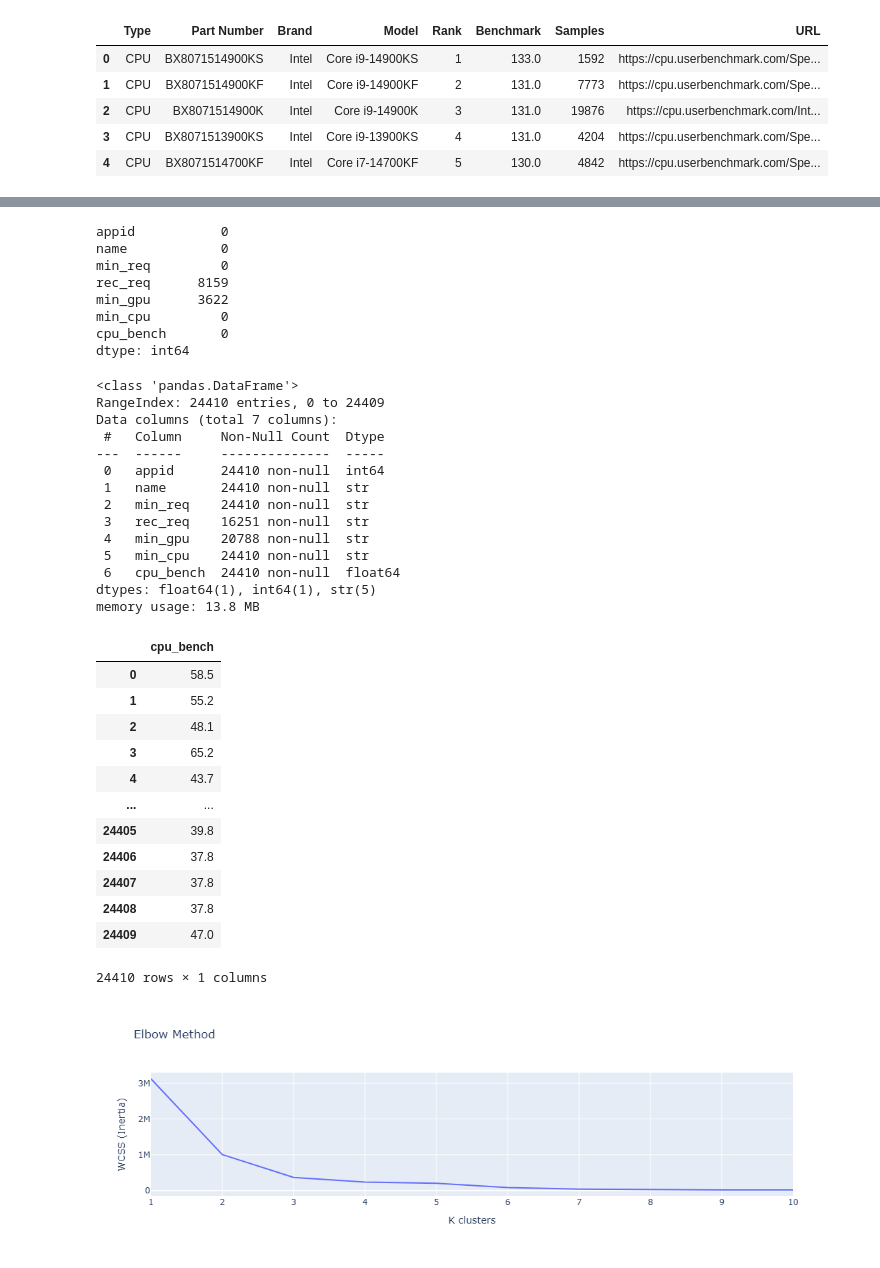
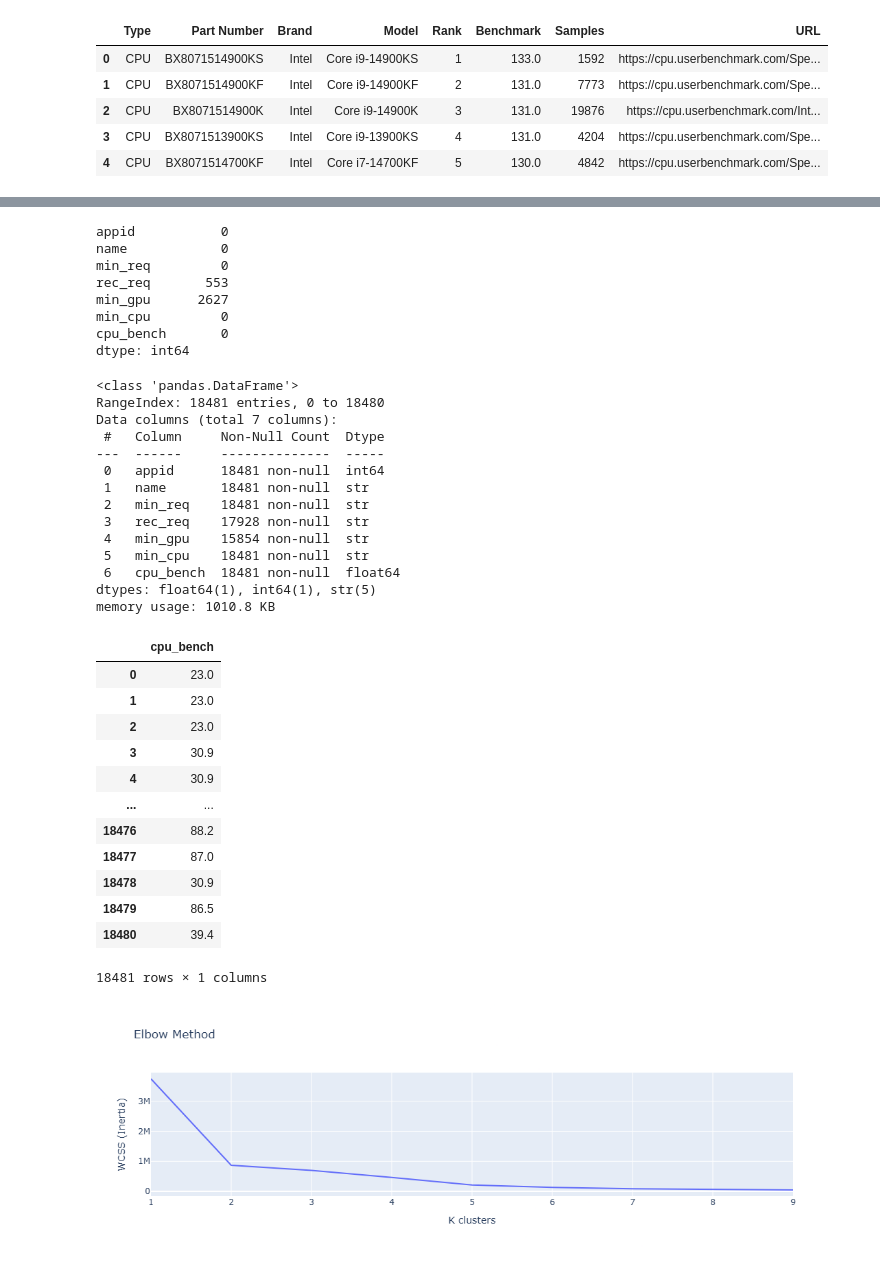
Before and after one commit to GrupoMackenzie/ProjetoAplicado03-DataScience-Mackenzie-2026, a Jupyter notebook: src/notebooks/Training/transform_train.ipynb, the cells around one changed output, grey strips where cells are left out. Cells and saved outputs as stored; diff of their text form; code cells hidden in the pictures.

```diff
--- a/src/notebooks/Training/transform_train.ipynb
+++ b/src/notebooks/Training/transform_train.ipynb
@@ -221,8 +179,3 @@ def clean_cpu_string(text):
 def bench_gpu_score(text):
     if pd.isna(text):
         return None
-# %%
-for i in df['min_cpu']:
-    if pd.isna(i):
-         continue
-    print(i.split('/')[0])
@@ -277,7 +212,7 @@ def cpu_match(text, score_dict):
                 "confidence": match_accuracy
             })
     if matched_cpus:
-        return min(matched_cpus, key=lambda x: x['score'])['score']
+        return max(matched_cpus, key=lambda x: x['score'])['score']
     else:
         return cpu_match_generics(text)
 # %%
@@ -330,8 +276,8 @@ df.isna().sum()
 appid           0
 name            0
 min_req         0
-rec_req      8159
-min_gpu      3622
+rec_req       553
+min_gpu      2627
 min_cpu         0
 cpu_bench       0
 dtype: int64
@@ -339,19 +285,19 @@ dtype: int64
 df.info()
 # %% [output]
 <class 'pandas.DataFrame'>
-RangeIndex: 24410 entries, 0 to 24409
+RangeIndex: 18481 entries, 0 to 18480
 Data columns (total 7 columns):
  #   Column     Non-Null Count  Dtype
 ---  ------     --------------  -----
- 0   appid      24410 non-null  int64
- 1   name       24410 non-null  str
- 2   min_req    24410 non-null  str
- 3   rec_req    16251 non-null  str
- 4   min_gpu    20788 non-null  str
- 5   min_cpu    24410 non-null  str
- 6   cpu_bench  24410 non-null  float64
+ 0   appid      18481 non-null  int64
+ 1   name       18481 non-null  str
+ 2   min_req    18481 non-null  str
+ 3   rec_req    17928 non-null  str
+ 4   min_gpu    15854 non-null  str
+ 5   min_cpu    18481 non-null  str
+ 6   cpu_bench  18481 non-null  float64
 dtypes: float64(1), int64(1), str(5)
-memory usage: 13.8 MB
+memory usage: 1010.8 KB
 # %%
 from sklearn.preprocessing import StandardScaler
 from sklearn.cluster import KMeans
@@ -365,32 +311,27 @@ X = features
 X
 # %% [output]
 |  | cpu_bench |
-| 0 | 58.5 |
-| 1 | 55.2 |
-| 2 | 48.1 |
-| 3 | 65.2 |
-| 4 | 43.7 |
+| 0 | 23.0 |
+| 1 | 23.0 |
+| 2 | 23.0 |
+| 3 | 30.9 |
+| 4 | 30.9 |
 | ... | ... |
-| 24405 | 39.8 |
-| 24406 | 37.8 |
-| 24407 | 37.8 |
-| 24408 | 37.8 |
-| 24409 | 47.0 |
+| 18476 | 88.2 |
+| 18477 | 87.0 |
+| 18478 | 30.9 |
+| 18479 | 86.5 |
+| 18480 | 39.4 |
-24410 rows × 1 columns
+18481 rows × 1 columns
 # %%
 # Elbow Method
 # Lista para armazenar os valores de inércia (WCSS)
-wcss = []
-
-# Testamos o K de 1 a 10
-for i in range(1, 11):
-    # n_init="auto" é o padrão para evitar avisos em versões novas
-    kmeans = KMeans(n_clusters=i, init='k-means++', random_state=42, n_init="auto")
-    kmeans.fit(X)
-    wcss.append(kmeans.inertia_)
+n_clusters = range(1, 10)
+kmeans = [KMeans(n_clusters=i, random_state=42).fit(X) for i in n_clusters]
+wcss = [kmeans[i].inertia_ for i in range(len(kmeans))]
 
 # Plotando o gráfico
-pltdf = pd.DataFrame({'K clusters': range(1,11), 'WCSS (Inertia)': wcss})
+pltdf = pd.DataFrame({'K clusters': n_clusters, 'WCSS (Inertia)': wcss})
 px.line(pltdf, x='K clusters', y='WCSS (Inertia)', title='Elbow Method')
 # %% [output]
-[figure, old version]
+[figure, new version]
```
Also changed, not shown: parts of 26 cells of this notebook, 18 other files.
